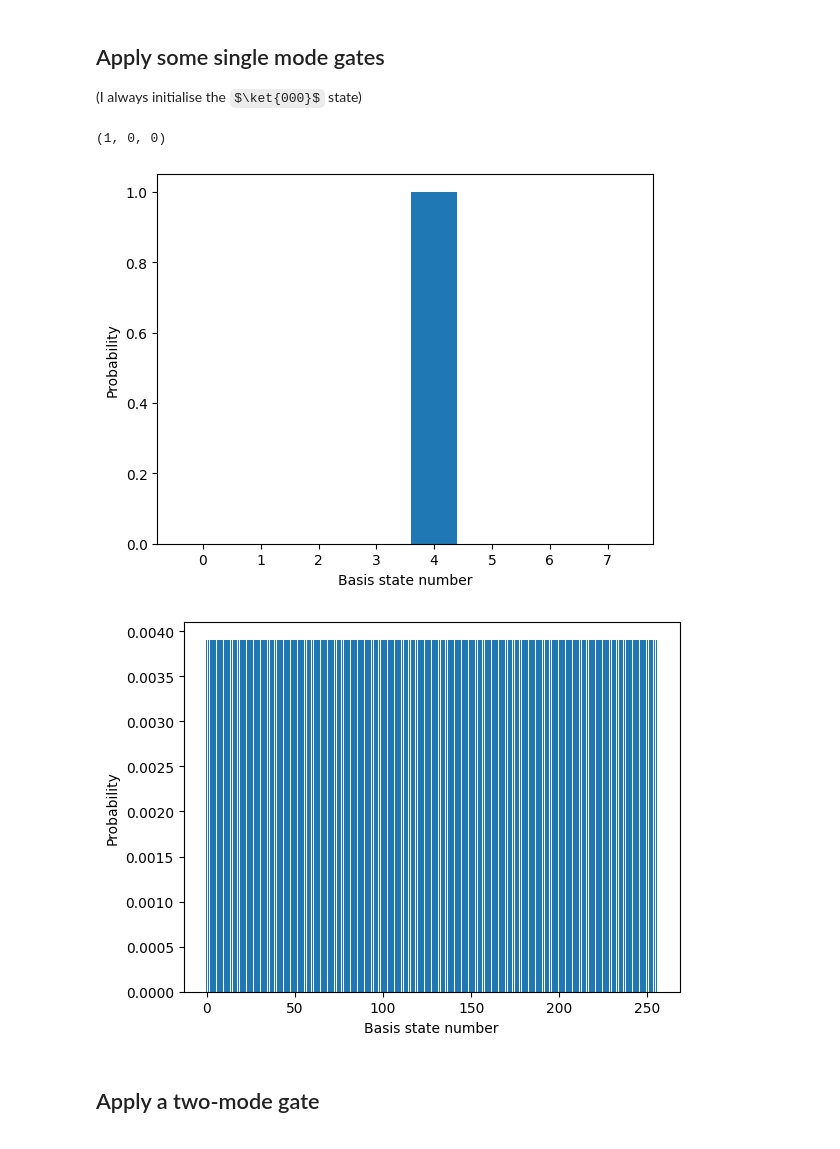
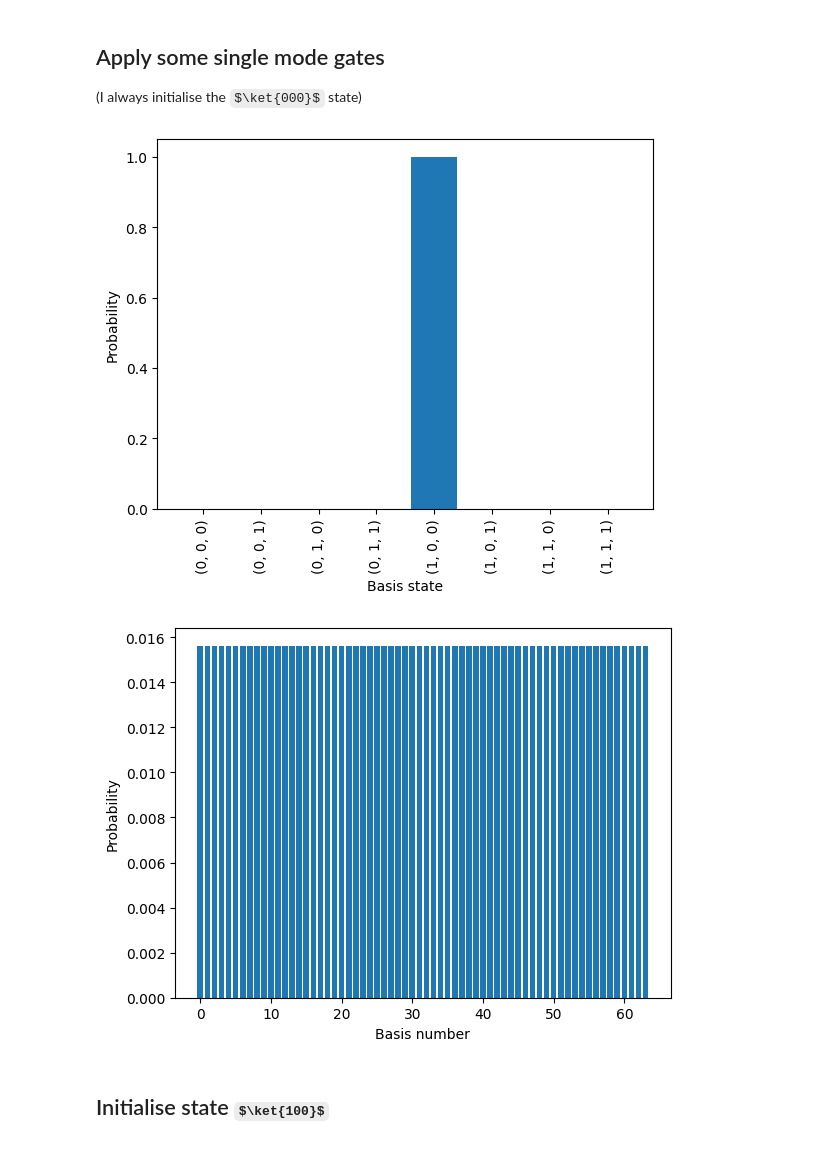
Before and after one commit to olgasolodovnikova/qcircuit, a Jupyter notebook: Simulator.ipynb, the cells around one changed output. Cells and saved outputs as stored; diff of their text form; code cells hidden in the pictures; some formulas as TeX source.

```diff
--- a/Simulator.ipynb
+++ b/Simulator.ipynb
@@ -92,38 +125,26 @@ state.plot_state()
 ## Apply some single mode gates
 (I always initialise the $\ket{000}$ state)
 # %%
-## Apply an X gate on mode 0
+## Apply an X gate
 num = 3
 state = State(num)
-
-H_gate = Single_qubit_gate().H
-I_gate = Single_qubit_gate().I
-P_gate = Single_qubit_gate().P(np.pi)
-X_gate = Single_qubit_gate().X
-
-state.apply_single_qubit_gate(X_gate, 0)
-print(state.basis[4])
-
+state.apply_single_qubit_gate(X, 0)
 state.plot_state()
 # %% [output]
-(1, 0, 0)
-[figure, old version]
+[figure, new version]
 # %%
 ## Apply Hadamard gate on all qubits
-num = 8
-state = State(num)
 
-H_gate = Single_qubit_gate().H
-I_gate = Single_qubit_gate().I
-P_gate = Single_qubit_gate().P(np.pi)
-Y_gate = Single_qubit_gate().Y
+num = 6
 
-[state.apply_single_qubit_gate(H_gate, i) for i in range(0,num)]
+state = State(num, )
+
+[state.apply_single_qubit_gate(H, i) for i in range(0,num)]
 #state.apply_single_qubit_gate(Y_gate, 2)
 
 state.plot_state()
 # %% [output]
-[figure, old version]
+[figure, new version]
 # %% [markdown]
-## Apply a two-mode gate
+## Initialise state $\ket{100}$
 # %%
```
Also changed, not shown: parts of 15 cells of this notebook.
